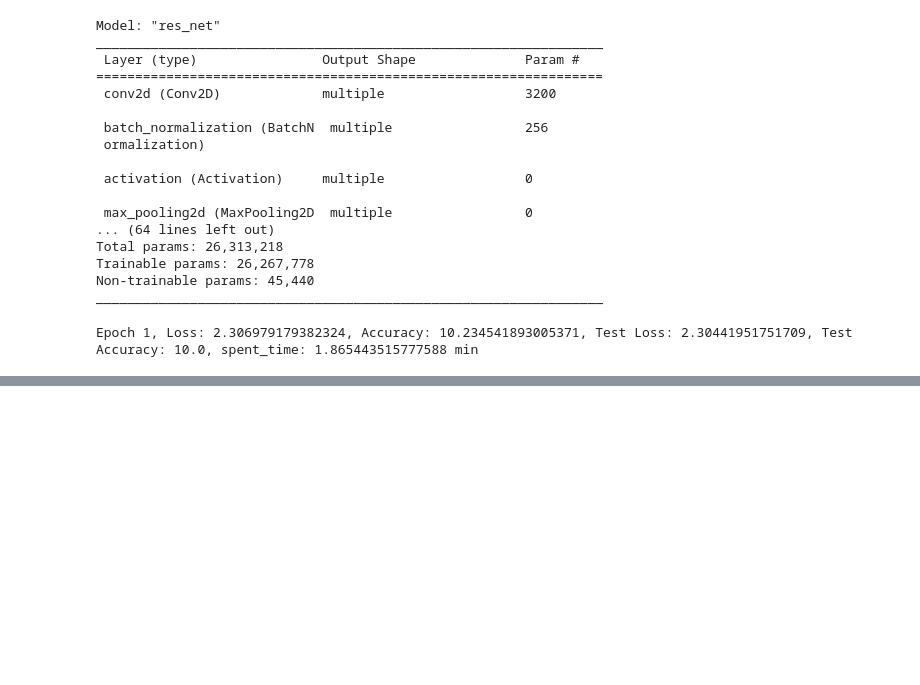
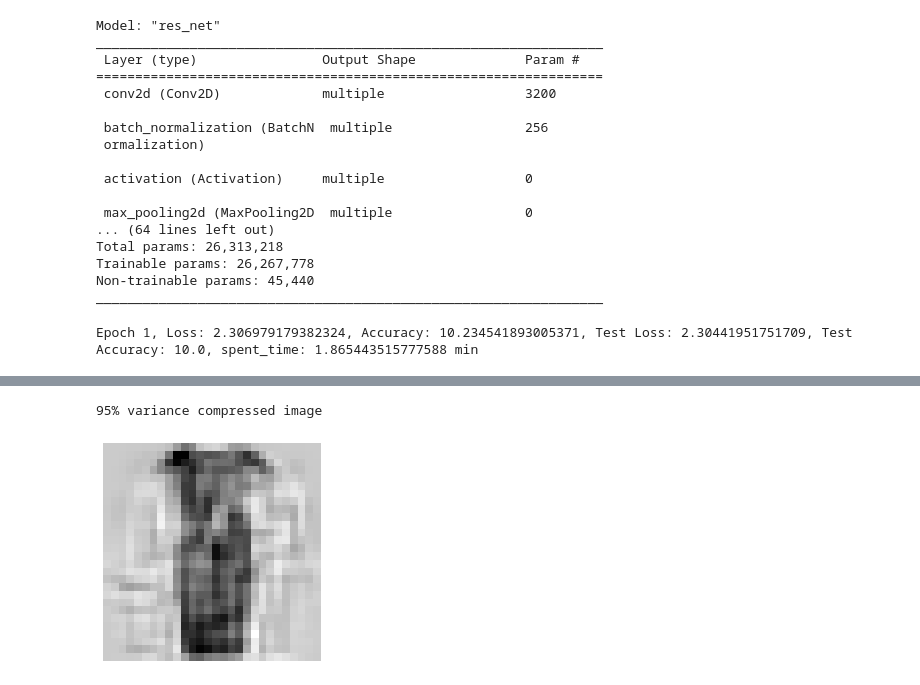
Before and after one commit to yashprakash13/CSC2231-Project, a Jupyter notebook: notebooks/misc.ipynb, the cells around one changed output, grey strips where cells are left out. Drawn from its saved outputs; the diff is of its cells as text; code cells hidden in the pictures; blank space fills up the shorter version.

```diff
--- a/notebooks/misc.ipynb
+++ b/notebooks/misc.ipynb
@@ -383,0 +436,9 @@ Epoch 1, Loss: 2.306979179382324, Accuracy: 10.234541893005371, Test Loss: 2.304
+# %%
+
+print("95% variance compressed image")
+plt.imshow(Xtest_rec[100].reshape(28, 28), cmap="binary")
+plt.axis("off")
+plt.show()
+# %% [output]
+95% variance compressed image
+[figure, added]
```
Also changed, not shown: parts of 19 cells of this notebook.
